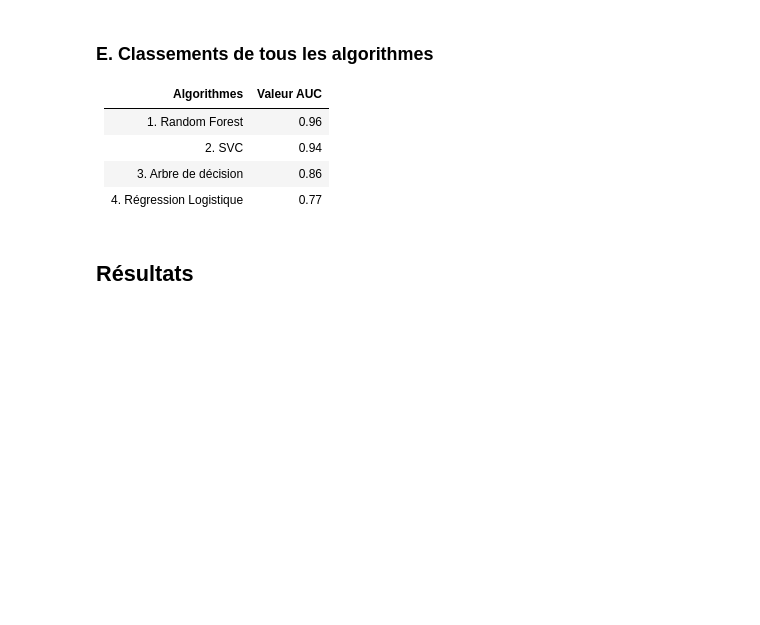
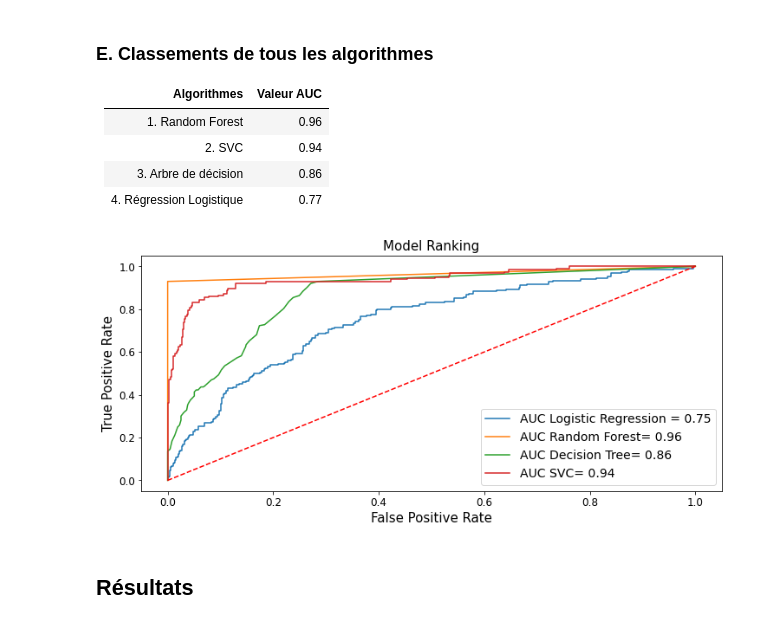
Before and after one commit to VictorMassotte/Projet-IA, a Jupyter notebook: projet-ia.ipynb, the cells around one changed output. Saved outputs shown, nothing was run; the diff lists cells and outputs as text; code cells hidden in the pictures; blank space fills up the shorter version.

```diff
--- a/projet-ia.ipynb
+++ b/projet-ia.ipynb
@@ -515,10 +515,10 @@ array([0.9552964 , 0.96404276, 0.96695821])
 # %%
 plt.figure(figsize=(12,5))
 
-fpr, tpr, threshold = metrics.roc_curve(y_test_forest, forest_pred)
-roc_auc = metrics.auc(fpr, tpr)
+fpr_rdm_forest, tpr_rdm_forest, threshold_rdm_forest = metrics.roc_curve(y_test_forest, forest_pred)
+roc_auc_rdm_forest = metrics.auc(fpr_rdm_forest, tpr_rdm_forest)
 
-plt.plot(fpr, tpr, 'b', label = 'AUC = %0.2f' % roc_auc)
+plt.plot(fpr_rdm_forest, tpr_rdm_forest, 'b', label = 'AUC = %0.2f' % roc_auc_rdm_forest)
 plt.plot([0, 1], [0, 1],'r--')
 plt.title('Random forest ROC', fontsize=15)
 plt.ylabel('True Positive Rate', fontsize=15)
@@ -679,5 +679,20 @@ plt.show()
 |   2. SVC   | 0.94 |
 |   3. Arbre de décision  | 0.86 |
 |  4. Régression Logistique  | 0.77  |
+# %%
+plt.figure(figsize=(12,5))
+plt.plot(fpr_lr, tpr_lr, label = 'AUC Logistic Regression = %0.2f' % roc_auc_lr)
+plt.plot(fpr_rdm_forest, tpr_rdm_forest, label = 'AUC Random Forest= %0.2f' % roc_auc_rdm_forest)
+plt.plot(fpr_tree, tpr_tree, label = 'AUC Decision Tree= %0.2f' % roc_auc_tree)
+plt.plot(fpr_svc, tpr_svc, label = 'AUC SVC= %0.2f' % roc_auc_svc)
+plt.plot([0, 1], [0, 1],'r--')
+plt.title('Model Ranking', fontsize=15)
+plt.ylabel('True Positive Rate', fontsize=15)
+plt.xlabel('False Positive Rate', fontsize=15)
+plt.legend(loc = 'lower right', prop={'size': 14})
+
+plt.show()
+# %% [output]
+[figure, added]
 # %% [markdown]
 ## Résultats
```
Also changed, not shown: parts of 15 cells of this notebook, 2 other files.
